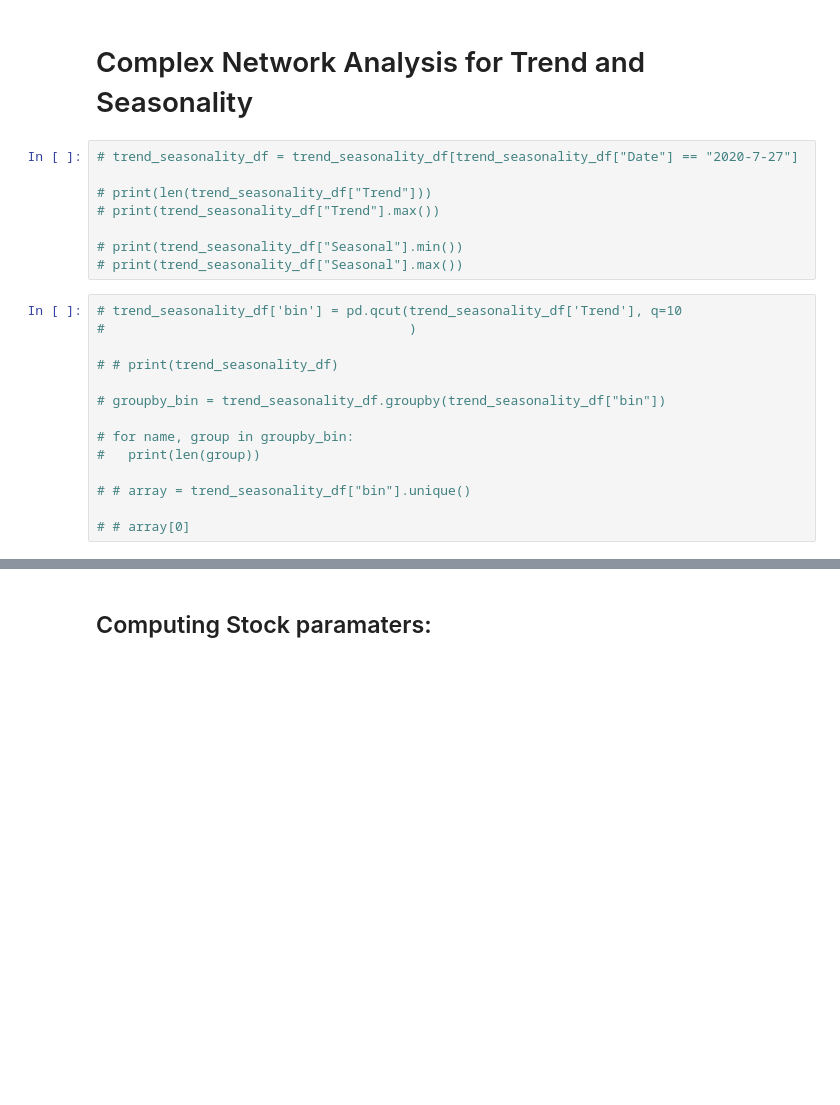
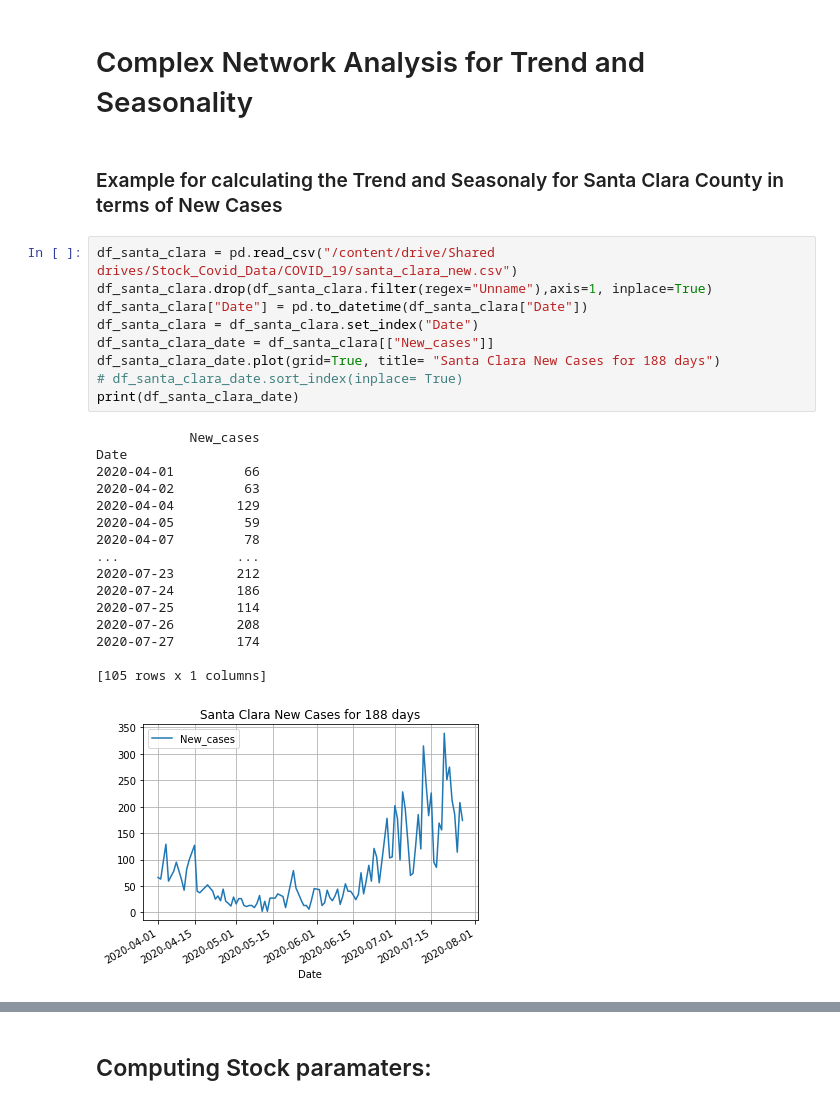
Before and after one commit to gandhimonil9823/Covid_Stock_Analysis, a Jupyter notebook: Covid_Stock.ipynb, the cells around one changed output, grey strips where cells are left out. Drawn from its saved outputs; the diff is of its cells as text; blank space fills up the shorter version.

```diff
--- a/Covid_Stock.ipynb
+++ b/Covid_Stock.ipynb
@@ -350,24 +257,30 @@ KeyboardInterrupt: ignored
 # %% [markdown]
 # Complex Network Analysis for Trend and Seasonality
-# %%
-# trend_seasonality_df = trend_seasonality_df[trend_seasonality_df["Date"] == "2020-7-27"]
-
-# print(len(trend_seasonality_df["Trend"]))
-# print(trend_seasonality_df["Trend"].max())
-
-# print(trend_seasonality_df["Seasonal"].min())
-# print(trend_seasonality_df["Seasonal"].max())
-# %%
-# trend_seasonality_df['bin'] = pd.qcut(trend_seasonality_df['Trend'], q=10
-#                                       )
-
-# # print(trend_seasonality_df)
-
-# groupby_bin = trend_seasonality_df.groupby(trend_seasonality_df["bin"])
-
-# for name, group in groupby_bin:
-#   print(len(group))
-
-# # array = trend_seasonality_df["bin"].unique()
-
-# # array[0]
+# %% [markdown]
+### Example for calculating the Trend and Seasonaly for Santa Clara County in terms of New Cases
+# %%
+df_santa_clara = pd.read_csv("/content/drive/Shared drives/Stock_Covid_Data/COVID_19/santa_clara_new.csv")
+df_santa_clara.drop(df_santa_clara.filter(regex="Unname"),axis=1, inplace=True)
+df_santa_clara["Date"] = pd.to_datetime(df_santa_clara["Date"])
+df_santa_clara = df_santa_clara.set_index("Date")
+df_santa_clara_date = df_santa_clara[["New_cases"]]
+df_santa_clara_date.plot(grid=True, title= "Santa Clara New Cases for 188 days")
+# df_santa_clara_date.sort_index(inplace= True)
+print(df_santa_clara_date)
+# %% [output]
+            New_cases
+Date
+2020-04-01         66
+2020-04-02         63
+2020-04-04        129
+2020-04-05         59
+2020-04-07         78
+...               ...
+2020-07-23        212
+2020-07-24        186
+2020-07-25        114
+2020-07-26        208
+2020-07-27        174
+
+[105 rows x 1 columns]
+[figure, added]
```
Also changed, not shown: parts of 50 cells of this notebook.
